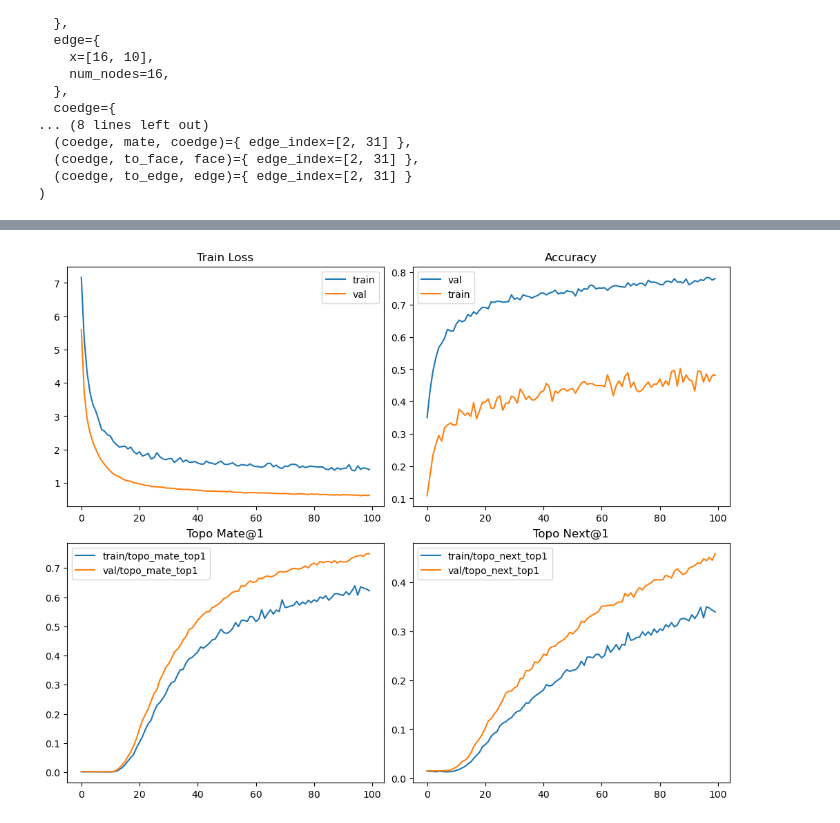
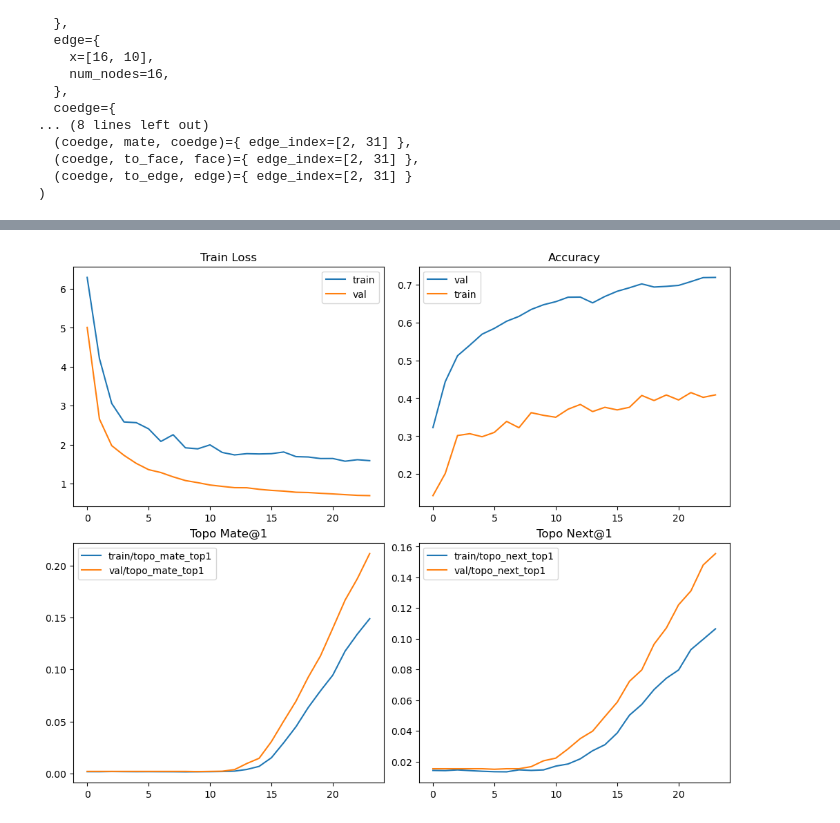
Before and after one commit to SergeyKrasnoslobodtsev/Fusion-3D-CNN, a Jupyter notebook: notebooks/ssl_graph_brep_train.ipynb, the cells around one changed output, grey strips where cells are left out. Cells and saved outputs as stored; diff of their text form; code cells hidden in the pictures.

```diff
--- a/notebooks/ssl_graph_brep_train.ipynb
+++ b/notebooks/ssl_graph_brep_train.ipynb
@@ -133,11 +131,11 @@ d:\dev\.miniconda\envs\brepnet\Lib\site-packages\pytorch_lightning\loops\fit_loo
 # %%
 from src.modeling.ssl_graph_brep import plots
 
-metrics_csv = REPORTS_DIR / "ssl_brep" / "version_0" / "metrics.csv"
+metrics_csv = REPORTS_DIR / "ssl_brep" / "version_1" / "metrics.csv"
 
 plots.plot_training_curves(metrics_csv)
 # %% [output]
-[figure, old version]
+[figure, new version]
 # %%
 from src.modeling.ssl_graph_brep.inference import extract_embeddings, topk_similar, search_by_name
 
```
Also changed, not shown: parts of 5 cells of this notebook, 1 other file.
